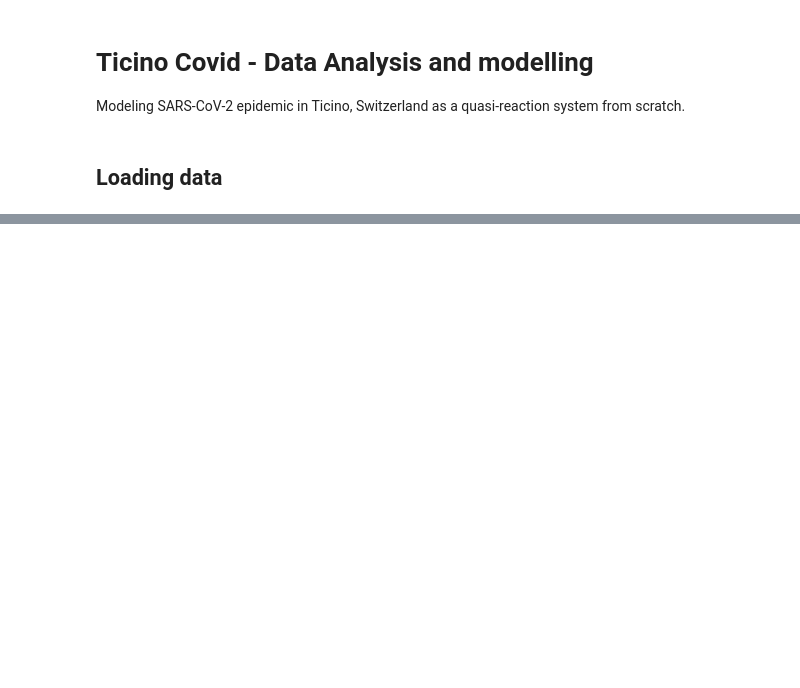
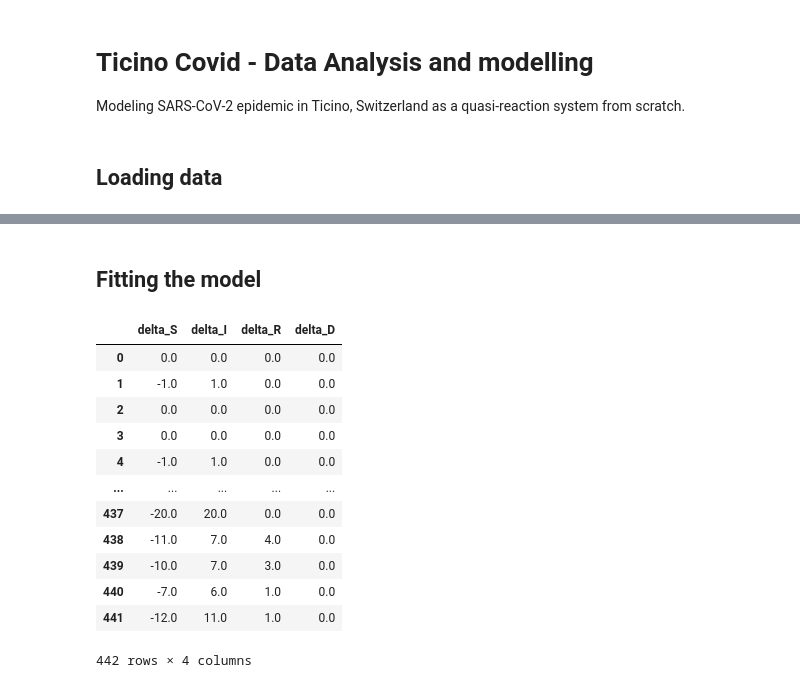
Before and after one commit to lucadibello/covid-ticino, a Jupyter notebook: codid-ticino-analysis.ipynb, the cells around one changed output, grey strips where cells are left out. Saved outputs shown, nothing was run; the diff lists cells and outputs as text; code cells hidden in the pictures; blank space fills up the shorter version.

```diff
--- a/codid-ticino-analysis.ipynb
+++ b/codid-ticino-analysis.ipynb
@@ -41,0 +147,27 @@ KeyError: "['date', 'time'] not in index"
+# %% [markdown]
+## Fitting the model
+# %%
+deltas = pd.DataFrame({
+  "delta_S": df_test["S"].diff(),
+  "delta_I": df_test["I"].diff(),
+  "delta_R": df_test["R"].diff(),
+  "delta_D": df_test["D"].diff(),
+})
+
+# Set the first row to 0
+deltas.loc[0, :] = 0
+deltas
+# %% [output]
+|  | delta_S | delta_I | delta_R | delta_D |
+| 0 | 0.0 | 0.0 | 0.0 | 0.0 |
+| 1 | -1.0 | 1.0 | 0.0 | 0.0 |
+| 2 | 0.0 | 0.0 | 0.0 | 0.0 |
+| 3 | 0.0 | 0.0 | 0.0 | 0.0 |
+| 4 | -1.0 | 1.0 | 0.0 | 0.0 |
+| ... | ... | ... | ... | ... |
+| 437 | -20.0 | 20.0 | 0.0 | 0.0 |
+| 438 | -11.0 | 7.0 | 4.0 | 0.0 |
+| 439 | -10.0 | 7.0 | 3.0 | 0.0 |
+| 440 | -7.0 | 6.0 | 1.0 | 0.0 |
+| 441 | -12.0 | 11.0 | 1.0 | 0.0 |
+442 rows × 4 columns
```
Also changed, not shown: parts of 8 cells of this notebook.
